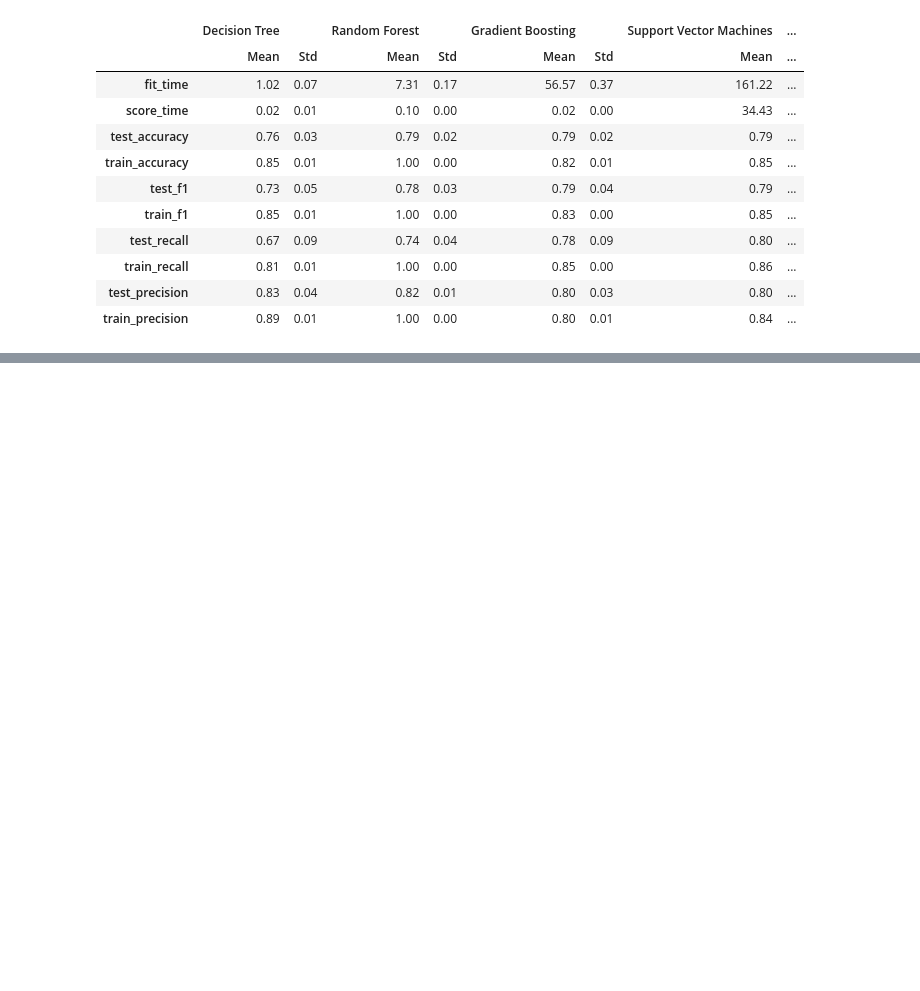
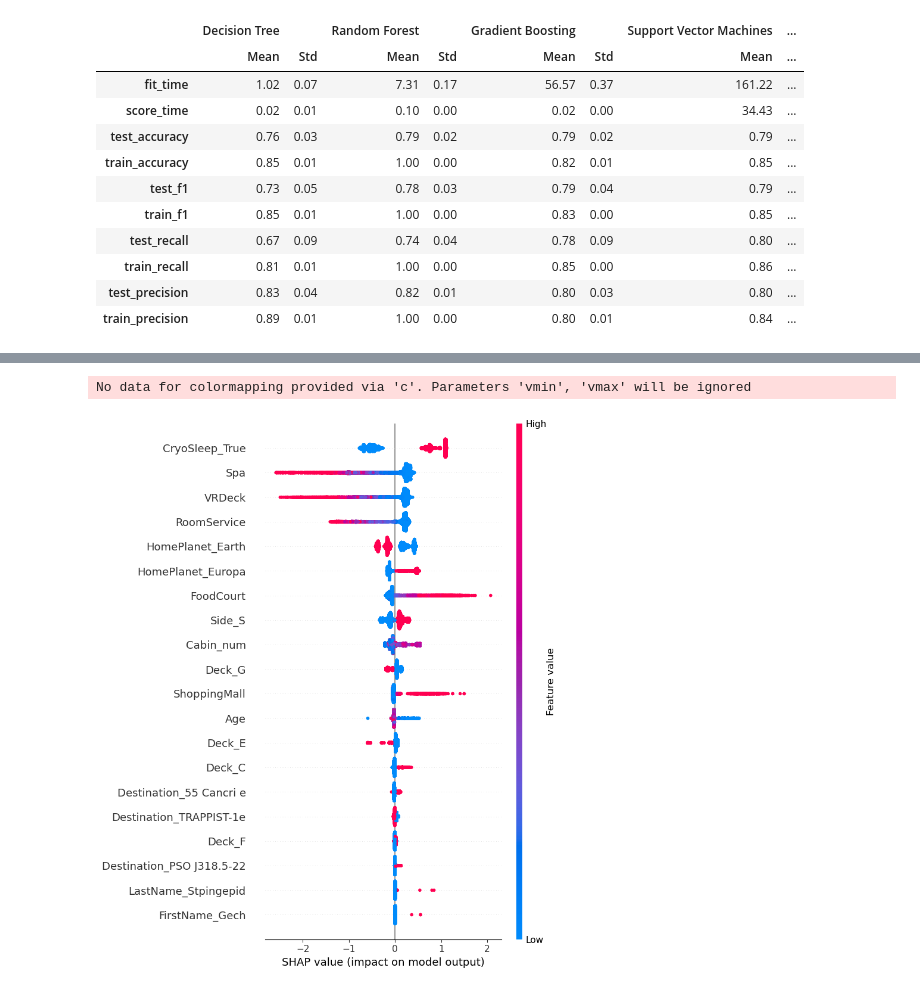
Before and after one commit to hcwang24/space_titanic, a Jupyter notebook: initial_analysis.ipynb, the cells around one changed output, grey strips where cells are left out. Drawn from its saved outputs; the diff is of its cells as text; code cells hidden in the pictures; blank space fills up the shorter version.

```diff
--- a/initial_analysis.ipynb
+++ b/initial_analysis.ipynb
@@ -830,3 +858,26 @@ results_df
 | train_recall | 0.81 | 0.01 | 1.00 | 0.00 | 0.85 | 0.00 | 0.86 | ... |
 | test_precision | 0.83 | 0.04 | 0.82 | 0.01 | 0.80 | 0.03 | 0.80 | ... |
 | train_precision | 0.89 | 0.01 | 1.00 | 0.00 | 0.80 | 0.01 | 0.84 | ... |
+# %%
+from sklearn.model_selection import GridSearchCV
+from sklearn.ensemble import GradientBoostingClassifier
+
+# Define the parameter grid
+param_grid = {
+    'learning_rate': [0.1, 0.05, 0.01],
+    'n_estimators': [100, 200, 300],
+    'max_depth': [3, 5, 7]
+}
+
+# Create the Gradient Boosting classifier
+gb_classifier = GradientBoostingClassifier()
+
+# Create the GridSearchCV object
+grid_search = GridSearchCV(gb_classifier, param_grid, scoring='accuracy', cv=5)
+
+# Fit the GridSearchCV object to the data
+grid_search.fit(X_train_transformed, y_train)
+
+# Print the best parameters and score
+print("Best Parameters: ", grid_search.best_params_)
+print("Best Accuracy: ", grid_search.best_score_)
@@ -832,0 +896,10 @@ results_df
+# %%
+# Skip this step if run GridSearchCV directly. the gb_classifier model can be replaced by grid_search
+
+from sklearn.ensemble import GradientBoostingClassifier
+
+# Create the Gradient Boosting classifier with the best parameters
+grid_search = GradientBoostingClassifier(learning_rate=0.05, max_depth=3, n_estimators=100)
+
+# Fit the classifier to the transformed training data
+grid_search.fit(X_train_transformed, y_train)
@@ -832,0 +931,14 @@ results_df
+# %%
+import shap
+
+# Initialize the SHAP explainer with the trained Gradient Boosting model
+explainer = shap.Explainer(grid_search)
+
+# Calculate SHAP values for the transformed training data
+shap_values = explainer.shap_values(X_train_transformed)
+
+# Plot the SHAP summary plot
+shap.summary_plot(shap_values, X_train_transformed, feature_names=column_names)
+# %% [output]
+No data for colormapping provided via 'c'. Parameters 'vmin', 'vmax' will be ignored
+[figure, added]
```
Also changed, not shown: parts of 22 cells of this notebook, 2 other files.
